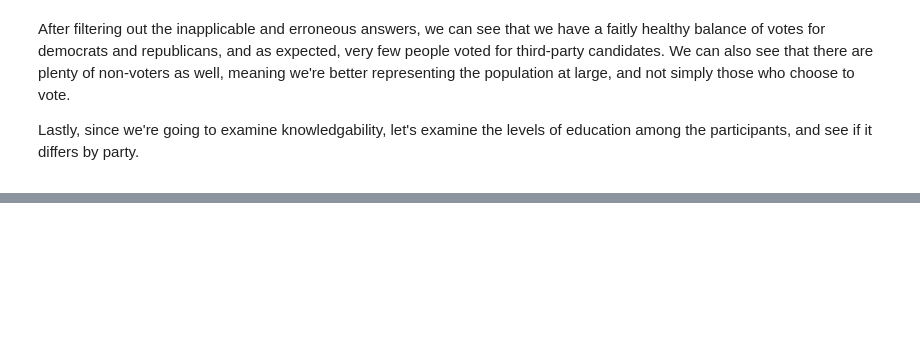
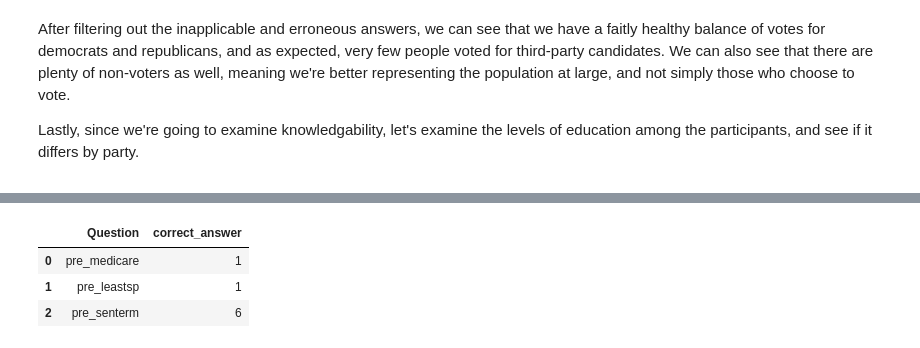
Before and after one commit to TZstatsADS/Spring2021-Project1-aidris21, a Jupyter notebook: doc/final_doc.ipynb, the cells around one changed output, grey strips where cells are left out. Saved outputs shown, nothing was run; the diff lists cells and outputs as text; code cells hidden in the pictures; blank space fills up the shorter version.

```diff
--- a/doc/final_doc.ipynb
+++ b/doc/final_doc.ipynb
@@ -133,0 +151,9 @@ So as we can see, most of the participants have either completed high school, so
+# %%
+question_info_path = Path("../output/objective_questions_list.xlsx")
+question_info = pd.read_excel(question_info_path)
+question_info.head()
+# %% [output]
+|  | Question | correct_answer |
+| 0 | pre_medicare | 1 |
+| 1 | pre_leastsp | 1 |
+| 2 | pre_senterm | 6 |
```
Also changed, not shown: parts of 22 cells of this notebook, 1 other file.
